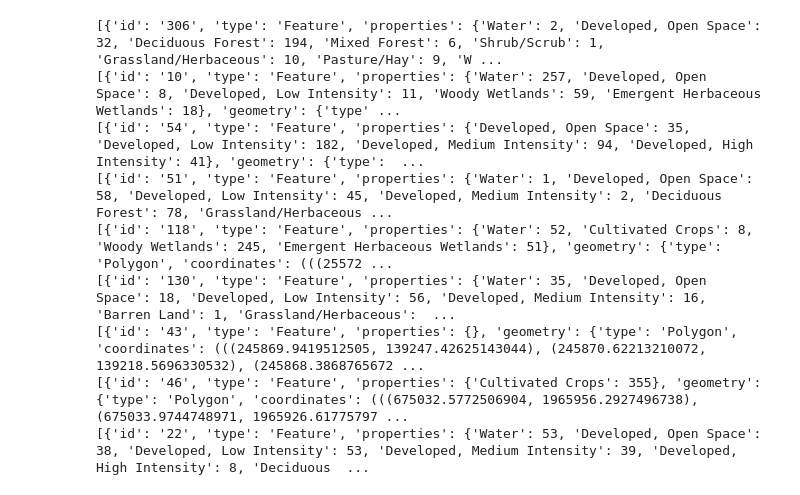
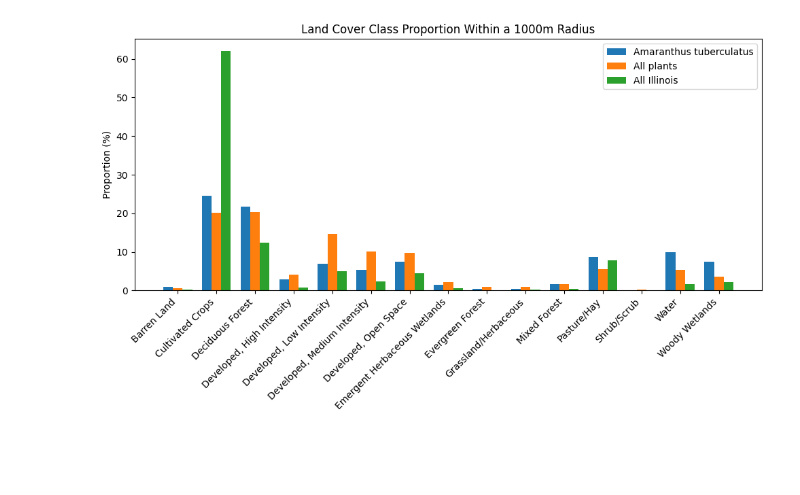
Before and after one commit to juls173/land-cover-amaranthus, a Jupyter notebook: notebooks/zonal_stats.ipynb, the cells around one changed output. Cells and saved outputs as stored; diff of their text form; code cells hidden in the pictures; blank space fills up the shorter version.

Commit message:
proportions for all plants and bar graph

```diff
--- a/notebooks/zonal_stats.ipynb
+++ b/notebooks/zonal_stats.ipynb
@@ -22,8 +22,8 @@ def create_buffers(obs_df: pd.DataFrame, radius: float) -> gpd.GeoDataFrame:
     gdf_utm['buffers'] = gdf_utm.geometry.buffer(radius)
     return gdf_utm
 
-gbif_observations_file_path = '..\\data\\amaranthus_occurrences.csv'
-df = pd.read_csv(gbif_observations_file_path)
+gbif_observations_file_path = '..\\data\\0007450-250310093411724.csv'
+df = pd.read_csv(gbif_observations_file_path, sep='\t')
 
 gdf_utm = create_buffers(df, radius=1000)
 gdf_utm.head()
@@ -182,8 +180,9 @@ PROJCS["AEA        WGS84",
 """
 custom_crs = rasterio.crs.CRS.from_wkt(nlcd_custom_wkt)
 gdf_aea = gdf_utm.to_crs(custom_crs)
-gdf_controls_aea = gdf_controls.to_crs(custom_crs)
-gdf_il = gdf_il.set_crs(custom_crs)
+#gdf_controls_aea = gdf_controls.to_crs(custom_crs)
+#gdf_il = gdf_il.set_crs(custom_crs)
 
+gdf_aea['buffers'] = gdf_aea['buffers'].to_crs(custom_crs)
 print(gdf_aea['buffers'].crs)
 # %% [output]
@@ -325,0 +309,9 @@ Control Shannon diversity index: 0.903986676736447
+# %%
+il_path = '..\\il_results.csv'
+il_results_df = pd.read_csv(il_path)
+amaranthus_path = '..\\amaranthus_results.csv'
+amaranthus_results_df = pd.read_csv(amaranthus_path)
+merged_df = amaranthus_results_df.merge(all_plants_df, on='lu_class', suffixes=('_amaranthus', '_all_plants')).merge(il_results_df, on='lu_class')
+merged_df.rename(columns={'proportions': 'proportions_illinois'}, inplace=True)
+
+merged_df.head()
@@ -326,3 +325,23 @@ Control Shannon diversity index: 0.903986676736447
+# %%
+import matplotlib.pyplot as plt
+
+x = np.arange(len(merged_df['lu_class']))
+width = 0.25
+
+fig, ax = plt.subplots(figsize=(10, 6))
+ax.bar(x - width, merged_df['proportions_amaranthus'], width, label='Amaranthus tuberculatus')
+ax.bar(x, merged_df['proportions_all_plants'], width, label='All plants')
+ax.bar(x + width, merged_df['proportions_illinois'], width, label='All Illinois')
+ax.set_xticks(x)
+ax.set_xticklabels(merged_df['lu_class'], rotation=45, ha='right')
+ax.set_ylabel('Proportion (%)')
+ax.set_title('Land Cover Class Proportion Within a 1000m Radius')
+ax.legend()
+
+plt.tight_layout()
+plt.show()
+# %% [output]
+[figure, added]
 # %%
 # entire workflow for gbif_data
 
@@ -331,7 +350,7 @@ def add_observation_land_use_data():
     filtered_df = df.dropna(subset=['decimalLongitude', 'decimalLatitude'])
     filtered_df = filtered_df[filtered_df["year"] < 2024]
 
-    gdf = create_buffers(filtered_df, radius=300)
+    gdf = create_buffers(filtered_df, radius=1000)
     gdf = gdf.to_crs(custom_crs)
     gdf['buffers'] = gdf['buffers'].to_crs(custom_crs)
 
@@ -391,22 +410,12 @@ def add_observation_land_use_data():
 
     df_combined = df.reindex(filtered_df.index)
     df_combined['land_cover_class'] = filtered_df['land_cover_class']
-    filtered_df.to_csv('..\\amaranthus_with_proportions.csv')
+    filtered_df.to_csv('..\\1000m_amaranthus_with_proportions.csv')
 
     #print(df_combined['land_cover_class'].value_counts())
     df_combined.to_csv('..\\test_amaranthus_land_classes')
 
 add_observation_land_use_data()
-# %% [output]
-[{'id': '306', 'type': 'Feature', 'properties': {'Water': 2, 'Developed, Open Space': 32, 'Deciduous Forest': 194, 'Mixed Forest': 6, 'Shrub/Scrub': 1, 'Grassland/Herbaceous': 10, 'Pasture/Hay': 9, 'W ...
-[{'id': '10', 'type': 'Feature', 'properties': {'Water': 257, 'Developed, Open Space': 8, 'Developed, Low Intensity': 11, 'Woody Wetlands': 59, 'Emergent Herbaceous Wetlands': 18}, 'geometry': {'type' ...
-[{'id': '54', 'type': 'Feature', 'properties': {'Developed, Open Space': 35, 'Developed, Low Intensity': 182, 'Developed, Medium Intensity': 94, 'Developed, High Intensity': 41}, 'geometry': {'type':  ...
-[{'id': '51', 'type': 'Feature', 'properties': {'Water': 1, 'Developed, Open Space': 58, 'Developed, Low Intensity': 45, 'Developed, Medium Intensity': 2, 'Deciduous Forest': 78, 'Grassland/Herbaceous ...
-[{'id': '118', 'type': 'Feature', 'properties': {'Water': 52, 'Cultivated Crops': 8, 'Woody Wetlands': 245, 'Emergent Herbaceous Wetlands': 51}, 'geometry': {'type': 'Polygon', 'coordinates': (((25572 ...
-[{'id': '130', 'type': 'Feature', 'properties': {'Water': 35, 'Developed, Open Space': 18, 'Developed, Low Intensity': 56, 'Developed, Medium Intensity': 16, 'Barren Land': 1, 'Grassland/Herbaceous':  ...
-[{'id': '43', 'type': 'Feature', 'properties': {}, 'geometry': {'type': 'Polygon', 'coordinates': (((245869.9419512505, 139247.42625143044), (245870.62213210072, 139218.5696330532), (245868.3868765672 ...
-[{'id': '46', 'type': 'Feature', 'properties': {'Cultivated Crops': 355}, 'geometry': {'type': 'Polygon', 'coordinates': (((675032.5772506904, 1965956.2927496738), (675033.9744748971, 1965926.61775797 ...
-[{'id': '22', 'type': 'Feature', 'properties': {'Water': 53, 'Developed, Open Space': 38, 'Developed, Low Intensity': 53, 'Developed, Medium Intensity': 39, 'Developed, High Intensity': 8, 'Deciduous  ...
 # %%
 # gdf_crop_data = gpd.read_file('..\\crop_data\\NationalCSB_2008-2015_rev23\\CSB0815.gdb')
 # gdf_crop_data.head()
```
Also changed, not shown: parts of 8 cells of this notebook.
